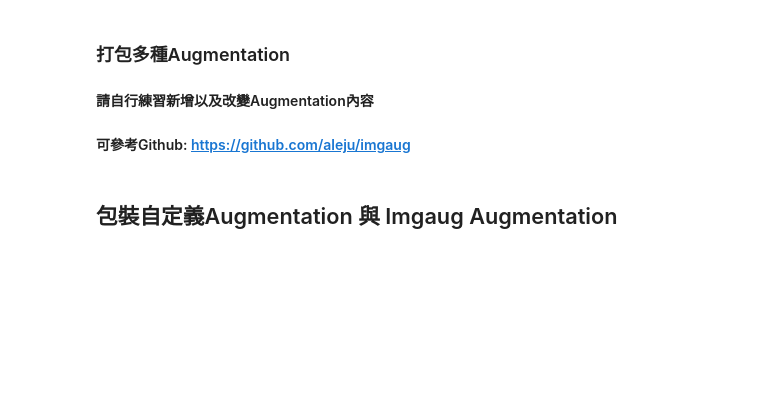
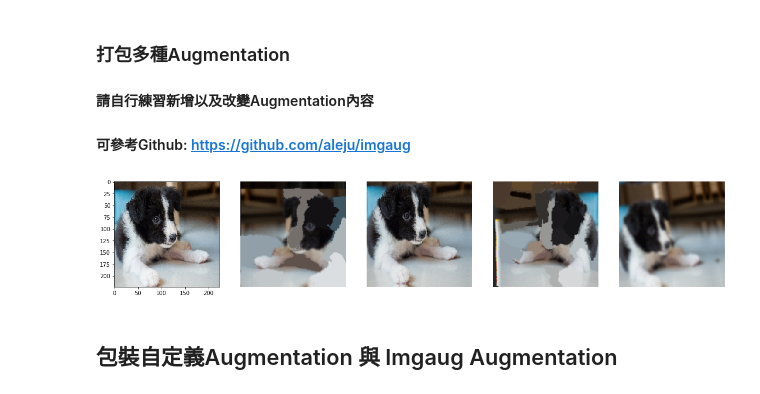
Before and after one commit to andyhu00/1st-DL-CVMarathon, a Jupyter notebook: homework/Day016_Image Augmentation_HW.ipynb, the cells around one changed output. Saved outputs shown, nothing was run; the diff lists cells and outputs as text; code cells hidden in the pictures; blank space fills up the shorter version.

```diff
--- a/homework/Day016_Image Augmentation_HW.ipynb
+++ b/homework/Day016_Image Augmentation_HW.ipynb
@@ -207,5 +243,71 @@ for image in images:
 ### 打包多種Augmentation
 #### 請自行練習新增以及改變Augmentation內容
 #### 可參考Github: https://github.com/aleju/imgaug
+# %%
+import numpy as np
+import imgaug as ia
+import imgaug.augmenters as iaa
+import matplotlib.pyplot as plt
+%matplotlib inline
+
+# read image
+img = cv2.imread('img/Tano.JPG')
+img = cv2.resize(img, (224, 224)) # resize img to (224, 224)
+img = cv2.cvtColor(img, cv2.COLOR_BGR2RGB) # cv2 original is BGR，convert to RGB
+img_origin = img.copy() # img_origin is RGB (224,224,3)
+img = np.array(img, dtype=np.float32) # img is (224,224,3)
+img_combine = np.array([img,img,img,img], dtype=np.uint8)
+# -> img_combine transfer to uint8 then to do seq.augment_images(img_combine)
+# print(img_combine.shape)  # (4, 224, 224, 3)
+
+# some images use 50% of Augmenters, other images use other 50% of Augmenters
+sometimes = lambda aug: iaa.Sometimes(0.5, aug)
+
+# 包裝所要運用之圖像強化方式(imgaug augmentation),給每一張圖
+seq = iaa.Sequential([
+    iaa.Crop(px=(0, 16)),
+    iaa.Fliplr(0.4),
+    sometimes(iaa.CropAndPad(
+        percent=(-0.05, 0.1),
+        pad_mode=ia.ALL,
+        pad_cval=(0, 255)
+    )),
+    sometimes(iaa.Affine(
+        scale={"x": (0.8, 1.2), "y": (0.8, 1.2)},
+        translate_percent={"x": (-0.2, 0.2), "y": (-0.2, 0.2)},
+        rotate=(-10, 10),
+        shear=(-8, 8),
+        order=[0, 1],
+        cval=(0, 255),
+        mode=ia.ALL
+    )),
+    # convert images into their superpixel representation
+    sometimes(iaa.Superpixels(p_replace=(0, 1.0), n_segments=(20, 200))),
+    sometimes(iaa.OneOf([
+    iaa.GaussianBlur((0, 3.0)), # blur images
+                    iaa.AverageBlur(k=(1,3)), # blur image using local means with kernel sizes between 1 and 3
+                    iaa.MedianBlur(k=(3, 5)), # blur image using local medians with kernel sizes between 3 and 5
+                ])),
+     sometimes(iaa.Sharpen(alpha=(0, 0.2), lightness=(0.1, 0.4))), # sharpen images
+     sometimes(iaa.Emboss(alpha=(0, 0.3), strength=(0, 0.5))),     # emboss images
+    ], random_order=True)
+
+# Define the sequence of augmentation steps that will be applied to every image
+images_aug = seq.augment_images(img_combine) # Image Augmentation
+# print(images_aug.shape)  # (4, 224, 224, 3)
+
+# image show
+i=1
+plt.figure(figsize=(20,20))
+for image in images_aug:
+    plt.subplot(1, 5, 1)
+    plt.imshow(img_origin.astype(np.uint8))  # image 1 : original image (RGB)
+
+    plt.subplot(1, 5, i+1)  # image 2~5
+    plt.imshow(image.astype(np.uint8))
+    plt.axis('off')
+    i+=1
+# %% [output]
+[figure, added]
 # %% [markdown]
 ## 包裝自定義Augmentation 與 Imgaug Augmentation
```
Also changed, not shown: parts of 7 cells of this notebook.
